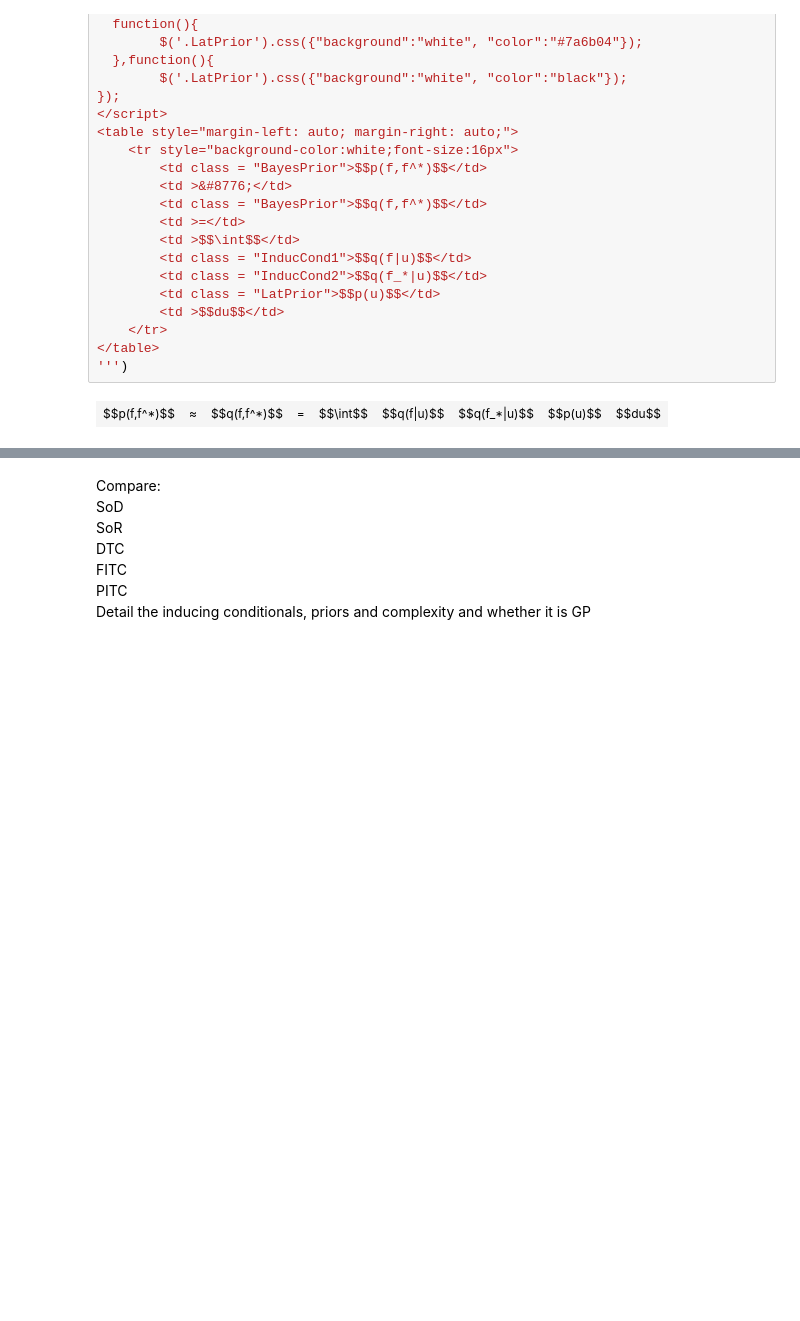
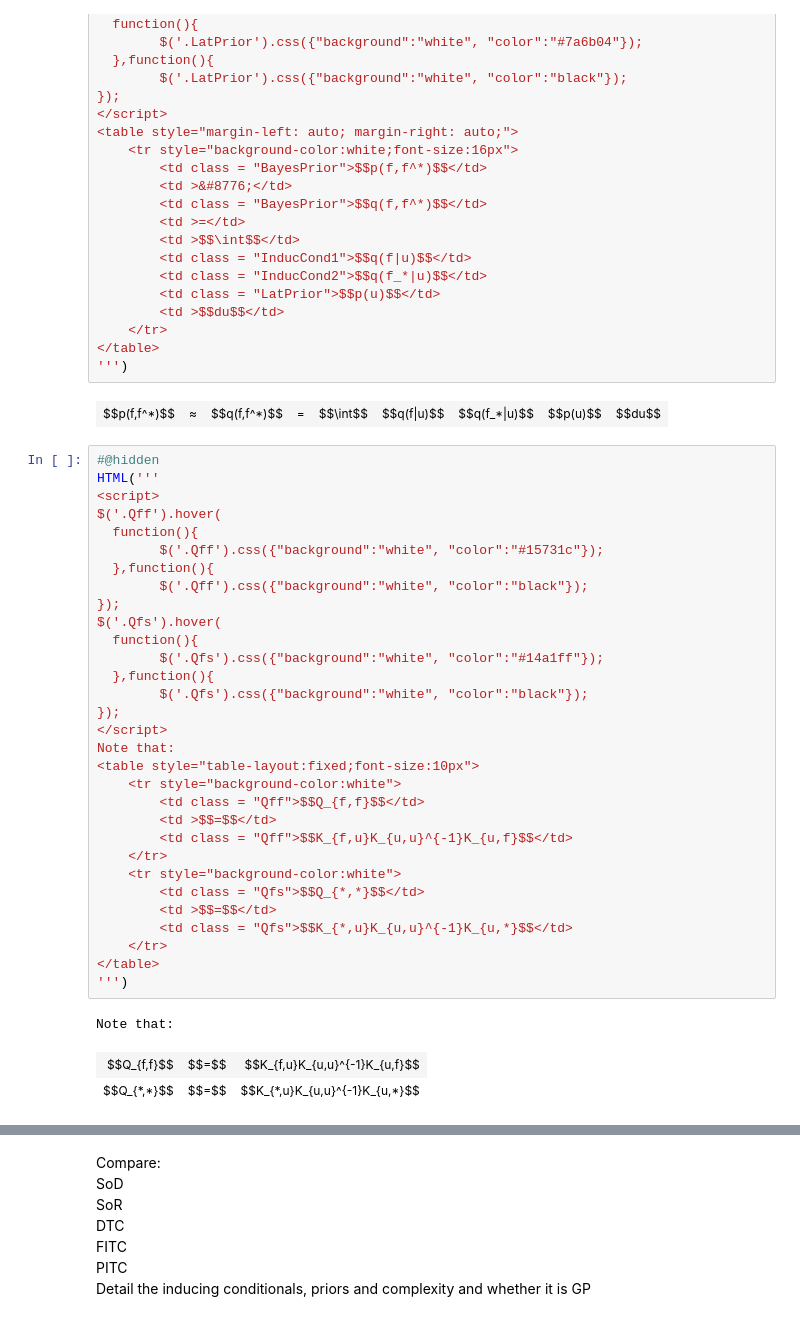
Before and after one commit to panukorn17/COMP0168-Machine-Learning-Seminar, a Jupyter notebook: Sparse GP Demo.ipynb, the cells around one changed output, grey strips where cells are left out. Cells and saved outputs as stored; diff of their text form; blank space fills up the shorter version.

```diff
--- a/Sparse GP Demo.ipynb
+++ b/Sparse GP Demo.ipynb
@@ -635,3 +609,38 @@ $('.LatPrior').hover(
 ''')
 # %% [output]
 | $$p(f,f^*)$$ | ≈ | $$q(f,f^*)$$ | = | $$\int$$ | $$q(f|u)$$ | $$q(f_*|u)$$ | $$p(u)$$ | $$du$$ |
+# %%
+#@hidden
+HTML('''
+<script>
+$('.Qff').hover(
+  function(){
+        $('.Qff').css({"background":"white", "color":"#15731c"});
+  },function(){
+        $('.Qff').css({"background":"white", "color":"black"});
+});
+$('.Qfs').hover(
+  function(){
+        $('.Qfs').css({"background":"white", "color":"#14a1ff"});
+  },function(){
+        $('.Qfs').css({"background":"white", "color":"black"});
+});
+</script>
+Note that:
+<table style="table-layout:fixed;font-size:10px">
+    <tr style="background-color:white">
+        <td class = "Qff">$$Q_{f,f}$$</td>
+        <td >$$=$$</td>
+        <td class = "Qff">$$K_{f,u}K_{u,u}^{-1}K_{u,f}$$</td>
+    </tr>
+    <tr style="background-color:white">
+        <td class = "Qfs">$$Q_{*,*}$$</td>
+        <td >$$=$$</td>
+        <td class = "Qfs">$$K_{*,u}K_{u,u}^{-1}K_{u,*}$$</td>
+    </tr>
+</table>
+''')
+# %% [output]
+Note that:
+| $$Q_{f,f}$$ | $$=$$ | $$K_{f,u}K_{u,u}^{-1}K_{u,f}$$ |
+| $$Q_{*,*}$$ | $$=$$ | $$K_{*,u}K_{u,u}^{-1}K_{u,*}$$ |
```
Also changed, not shown: parts of 10 cells of this notebook.
